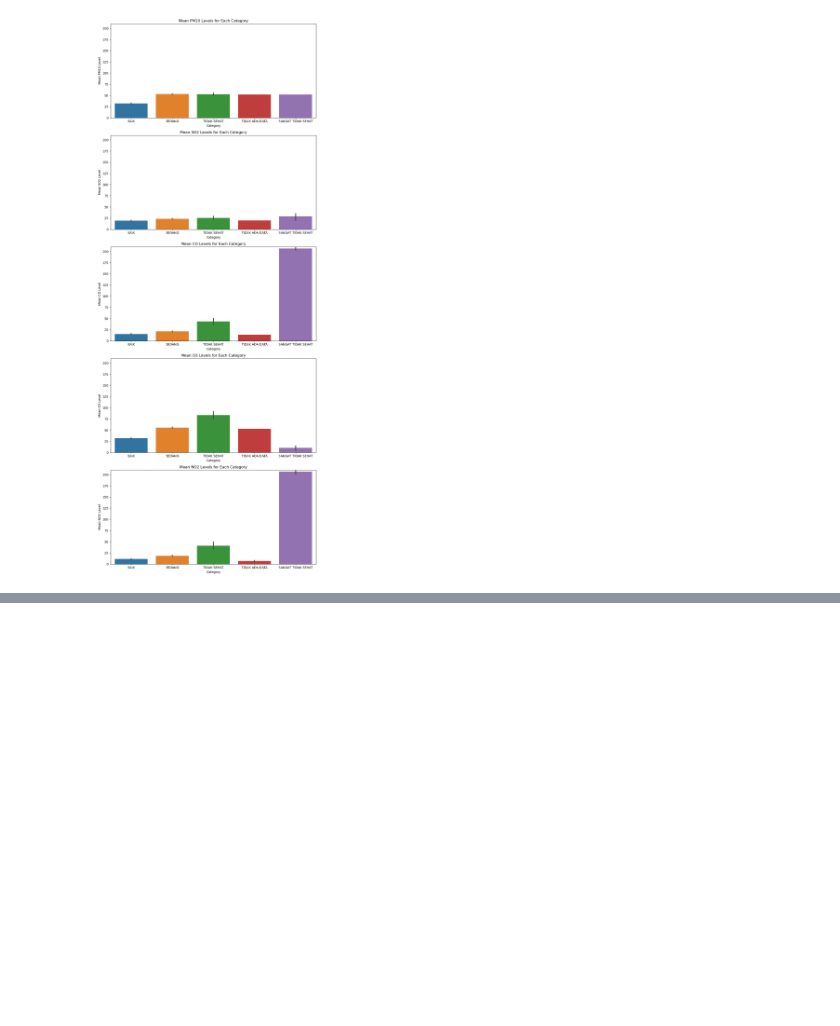
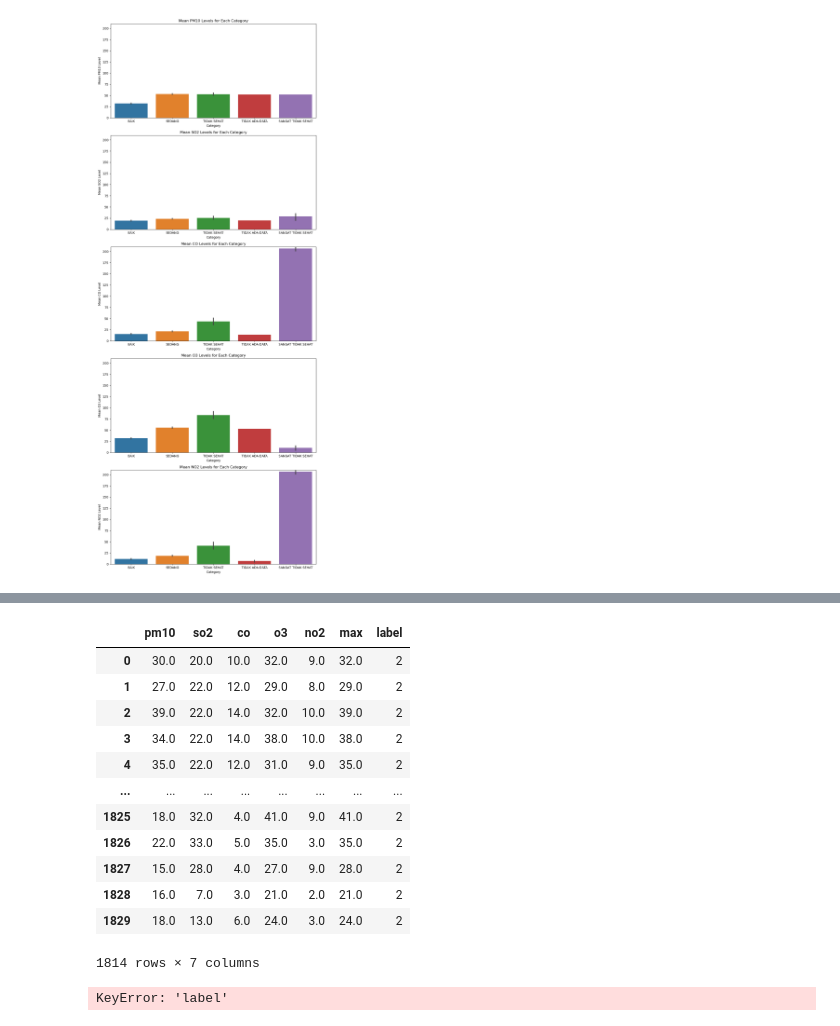
Before and after one commit to aryoeska/DS_Project, a Jupyter notebook: Clustering Air Polution in Jakarta/notebook2.ipynb, the cells around one changed output, grey strips where cells are left out. Drawn from its saved outputs; the diff is of its cells as text; code cells hidden in the pictures; blank space fills up the shorter version.

```diff
--- a/Clustering Air Polution in Jakarta/notebook2.ipynb
+++ b/Clustering Air Polution in Jakarta/notebook2.ipynb
@@ -133,0 +366,24 @@ plt.show()
+# %%
+df_cluster['label'] = kmeans.labels_
+df_cluster
+# %% [output]
+|  | pm10 | so2 | co | o3 | no2 | max | label |
+| 0 | 30.0 | 20.0 | 10.0 | 32.0 | 9.0 | 32.0 | 2 |
+| 1 | 27.0 | 22.0 | 12.0 | 29.0 | 8.0 | 29.0 | 2 |
+| 2 | 39.0 | 22.0 | 14.0 | 32.0 | 10.0 | 39.0 | 2 |
+| 3 | 34.0 | 22.0 | 14.0 | 38.0 | 10.0 | 38.0 | 2 |
+| 4 | 35.0 | 22.0 | 12.0 | 31.0 | 9.0 | 35.0 | 2 |
+| ... | ... | ... | ... | ... | ... | ... | ... |
+| 1825 | 18.0 | 32.0 | 4.0 | 41.0 | 9.0 | 41.0 | 2 |
+| 1826 | 22.0 | 33.0 | 5.0 | 35.0 | 3.0 | 35.0 | 2 |
+| 1827 | 15.0 | 28.0 | 4.0 | 27.0 | 9.0 | 28.0 | 2 |
+| 1828 | 16.0 | 7.0 | 3.0 | 21.0 | 2.0 | 21.0 | 2 |
+| 1829 | 18.0 | 13.0 | 6.0 | 24.0 | 3.0 | 24.0 | 2 |
+1814 rows × 7 columns
+# %%
+df_cluster['label'] = kmeans.labels_
+numeric_columns = ['pm10', 'so2', 'co', 'o3', 'no2', 'max']
+stat_polution = df_cluster[numeric_columns].groupby('label').mean()
+stat_polution
+# %% [output]
+KeyError: 'label'
```
Also changed, not shown: parts of 20 cells of this notebook, 1 other file.
